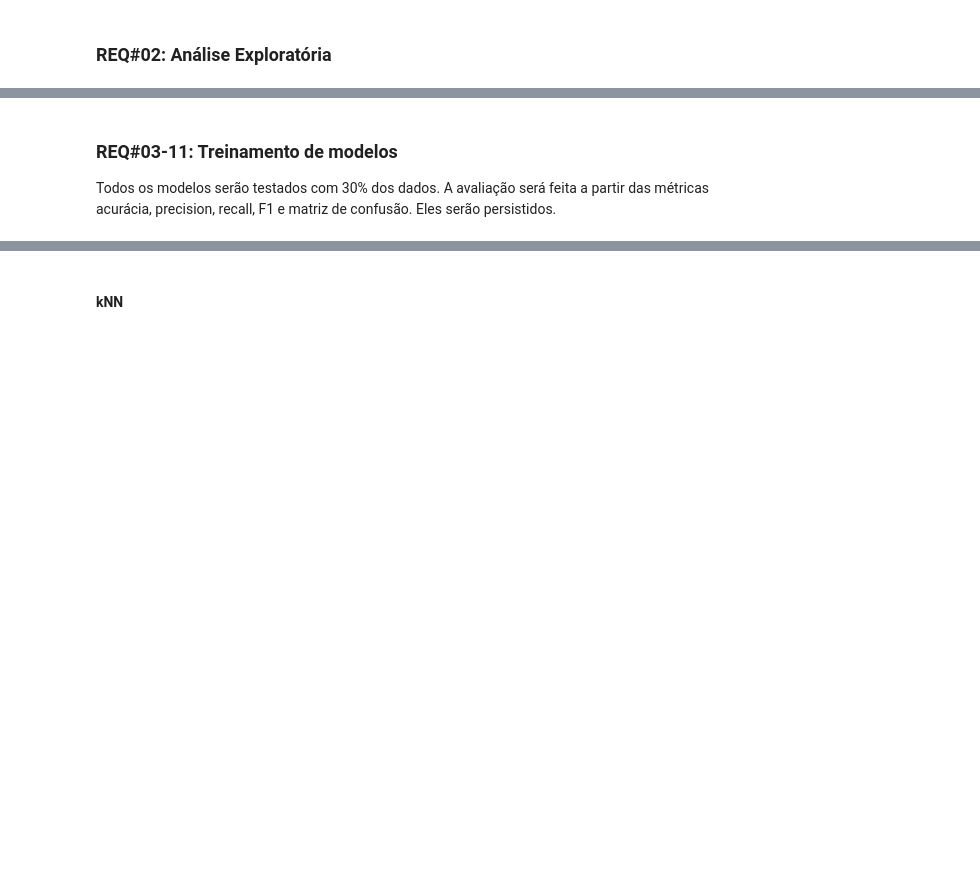
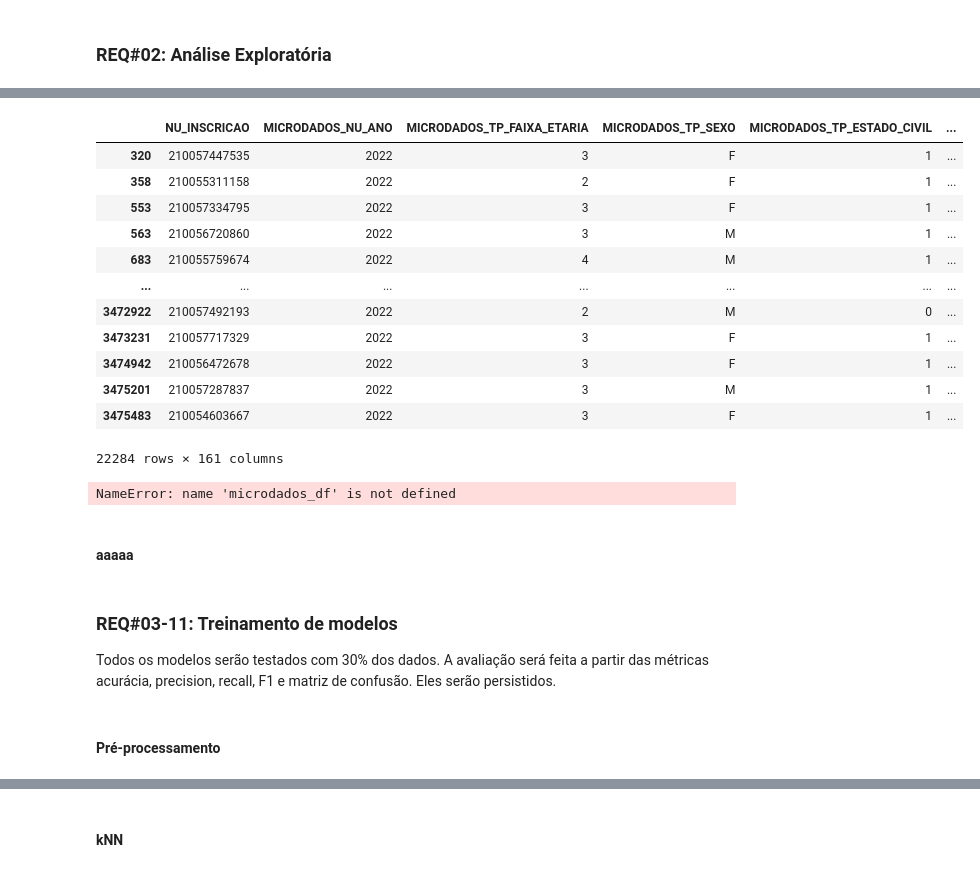
Before and after one commit to jv-porto/projeto-analise-habitos-estudo-enem, a Jupyter notebook: projeto.ipynb, the cells around one changed output, grey strips where cells are left out. Cells and saved outputs as stored; diff of their text form; code cells hidden in the pictures; blank space fills up the shorter version.

```diff
--- a/projeto.ipynb
+++ b/projeto.ipynb
@@ -350,4 +594,31 @@ Utilizaremos os microdados do ENEM 2022, disponibilizados pelo INEP
+# %%
+complete_aggregated_df = aggregated_df.dropna()
+# %%
+complete_aggregated_df
+# %% [output]
+|  | NU_INSCRICAO | MICRODADOS_NU_ANO | MICRODADOS_TP_FAIXA_ETARIA | MICRODADOS_TP_SEXO | MICRODADOS_TP_ESTADO_CIVIL | ... |
+| 320 | 210057447535 | 2022 | 3 | F | 1 | ... |
+| 358 | 210055311158 | 2022 | 2 | F | 1 | ... |
+| 553 | 210057334795 | 2022 | 3 | F | 1 | ... |
+| 563 | 210056720860 | 2022 | 3 | M | 1 | ... |
+| 683 | 210055759674 | 2022 | 4 | M | 1 | ... |
+| ... | ... | ... | ... | ... | ... | ... |
+| 3472922 | 210057492193 | 2022 | 2 | M | 0 | ... |
+| 3473231 | 210057717329 | 2022 | 3 | F | 1 | ... |
+| 3474942 | 210056472678 | 2022 | 3 | F | 1 | ... |
+| 3475201 | 210057287837 | 2022 | 3 | M | 1 | ... |
+| 3475483 | 210054603667 | 2022 | 3 | F | 1 | ... |
+22284 rows × 161 columns
+# %%
+microdados_isna = microdados_df.isna().sum()
+microdados_isna[microdados_isna != 0]
+# %% [output]
+NameError: name 'microdados_df' is not defined
+# %% [markdown]
+#### aaaaa
 # %% [markdown]
 ### **REQ#03-11: Treinamento de modelos**
 
 Todos os modelos serão testados com 30% dos dados. A avaliação será feita a partir das métricas acurácia, precision, recall, F1 e matriz de confusão. Eles serão persistidos.
+# %% [markdown]
+#### **Pré-processamento**
```
Also changed, not shown: parts of 36 cells of this notebook, 1 other file.
